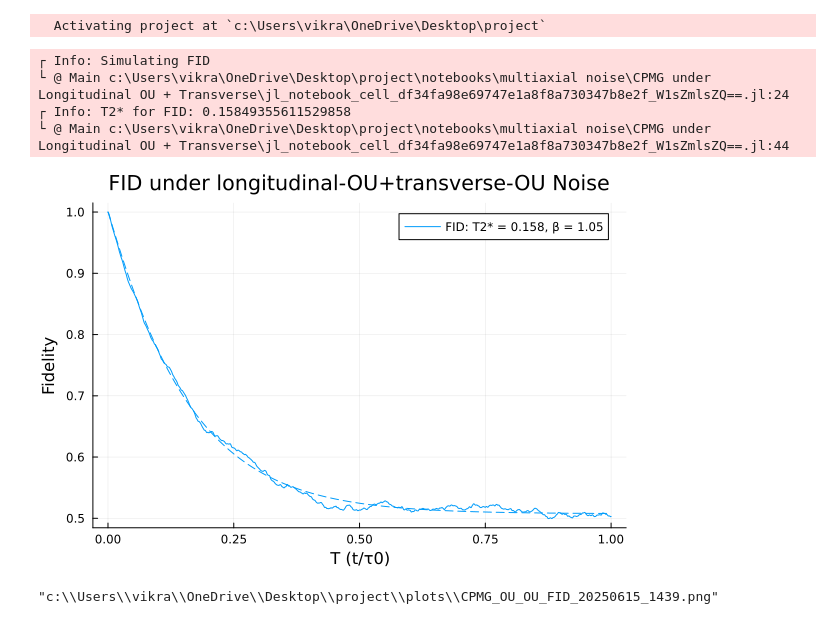
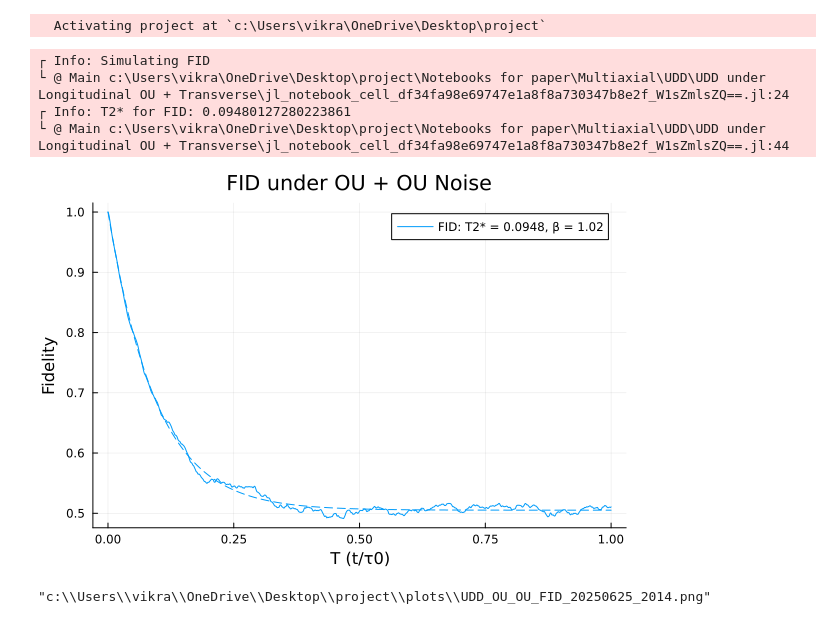
Before and after one commit to VikramD2k/Quantum-Dynamical-Decoupling-Toolkit, a Jupyter notebook: Notebooks for paper/Multiaxial/UDD/UDD under Longitudinal OU + Transverse/UDD_ou_ou.ipynb, the cells around one changed output. Cells and saved outputs as stored; diff of their text form; code cells hidden in the pictures.

```diff
--- a/Notebooks for paper/Multiaxial/UDD/UDD under Longitudinal OU + Transverse/UDD_ou_ou.ipynb
+++ b/Notebooks for paper/Multiaxial/UDD/UDD under Longitudinal OU + Transverse/UDD_ou_ou.ipynb
@@ -14,7 +14,7 @@ T_max = 1.0
 n_realizations = 1000
 dt = 1e-3   # Time step for simulation
 pulse_duration = dt # Pulse duration can't be smaller than dt
-σ_z = σ = 0.1
+σ_z = σ = 0.13
 σ_x = σ_z/10
 σ_y = σ_x
 
@@ -32,38 +32,38 @@ S_func_xy = ω -> S(ω; parameters_xy...)
 # Run baseline FID
 @info "Simulating FID"
 T_vals, avg_fid = simulate_shaped_control_fidelity(
     ψ₀ = ψ₀,
     T_max = T_max,
     dt = dt,
     target_std_x = σ_x, target_std_y = σ_y, target_std_z = σ_z,
     n_realizations = n_realizations,
     S_func_z = S_func_z, S_func_x = S_func_xy, S_func_y = S_func_xy
 )
 # Defining the fit model
 fit_model(t, p) = p[3] .+ (1 - p[3]).* exp.(- (t .* abs.(p[1])).^p[2])
 fit_fid = curve_fit(fit_model, T_vals, avg_fid, initial_guess; lower=lower_lims)
 T2_star = 1/fit_fid.param[1]
 β_eff = fit_fid.param[2]
 plt = plot(T_vals, avg_fid, label="FID: T2* = $( @sprintf("%.3g", T2_star) ), β = $( @sprintf("%.2f", β_eff) )",
             xlabel="T (t/τ0)", ylabel="Fidelity")
 c = plt.series_list[end].plotattributes[:seriescolor]
 
 plot!(plt, T_vals, fit_model(T_vals, fit_fid.param),
       label=false, linestyle=:dash, color=c)
 @info "T2* for FID: $T2_star"
 
 plot!(plt, legend=:topright)
-title!(plt, "FID under longitudinal-OU+transverse-OU Noise")
+title!(plt, "FID under OU + OU Noise")
 display(plt)
 
 timestamp = Dates.format(now(), "yyyymmdd_HHMM")
 savefig("plots/$(sequence)_$(noise_type)_FID_$(timestamp).png")
 # %% [output]
 ┌ Info: Simulating FID
-└ @ Main c:\Users\vikra\OneDrive\Desktop\project\notebooks\multiaxial noise\CPMG under Longitudinal OU + Transverse\jl_notebook_cell_df34fa98e69747e1a8f8a730347b8e2f_W1sZmlsZQ==.jl:24
-┌ Info: T2* for FID: 0.15849355611529858
-└ @ Main c:\Users\vikra\OneDrive\Desktop\project\notebooks\multiaxial noise\CPMG under Longitudinal OU + Transverse\jl_notebook_cell_df34fa98e69747e1a8f8a730347b8e2f_W1sZmlsZQ==.jl:44
+└ @ Main c:\Users\vikra\OneDrive\Desktop\project\Notebooks for paper\Multiaxial\UDD\UDD under Longitudinal OU + Transverse\jl_notebook_cell_df34fa98e69747e1a8f8a730347b8e2f_W1sZmlsZQ==.jl:24
+┌ Info: T2* for FID: 0.09480127280223861
+└ @ Main c:\Users\vikra\OneDrive\Desktop\project\Notebooks for paper\Multiaxial\UDD\UDD under Longitudinal OU + Transverse\jl_notebook_cell_df34fa98e69747e1a8f8a730347b8e2f_W1sZmlsZQ==.jl:44
-[figure, old version]
+[figure, new version]
-"c:\\Users\\vikra\\OneDrive\\Desktop\\project\\plots\\CPMG_OU_OU_FID_20250615_1439.png"
+"c:\\Users\\vikra\\OneDrive\\Desktop\\project\\plots\\UDD_OU_OU_FID_20250625_2014.png"
 # %%
 pulse_counts = [100, 200, 400]#, 600, 800]#, 950]  # Different pulse counts to try
```
Also changed, not shown: parts of 3 cells of this notebook, 56 other files.
